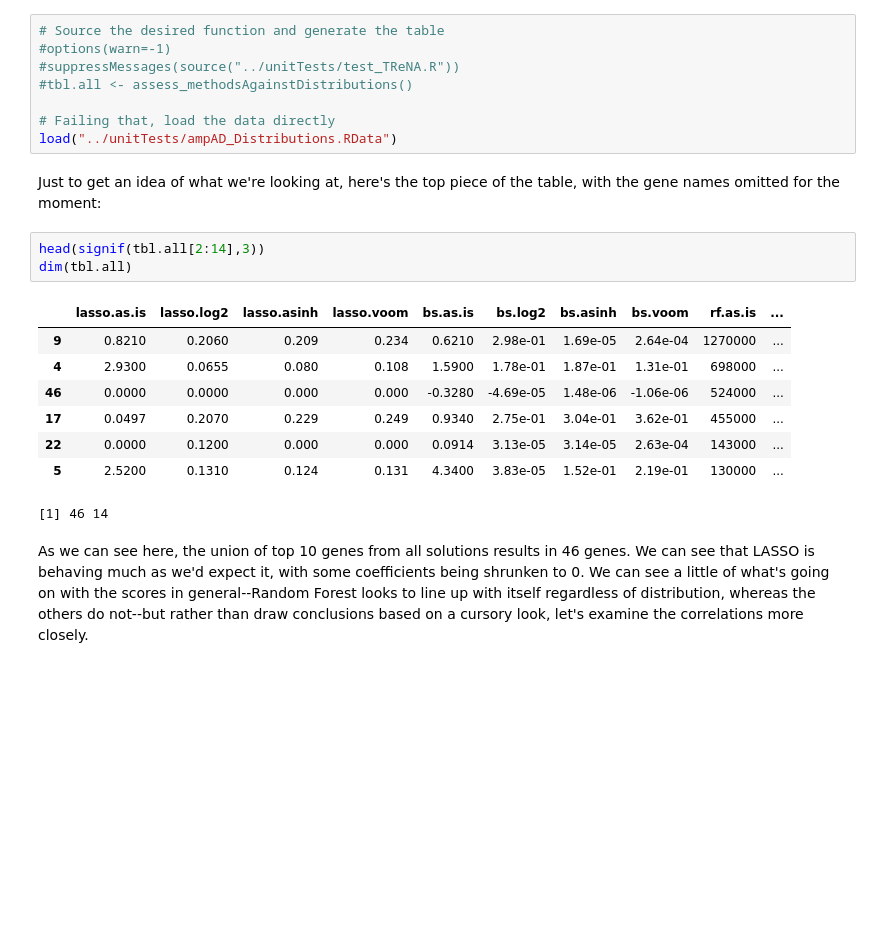
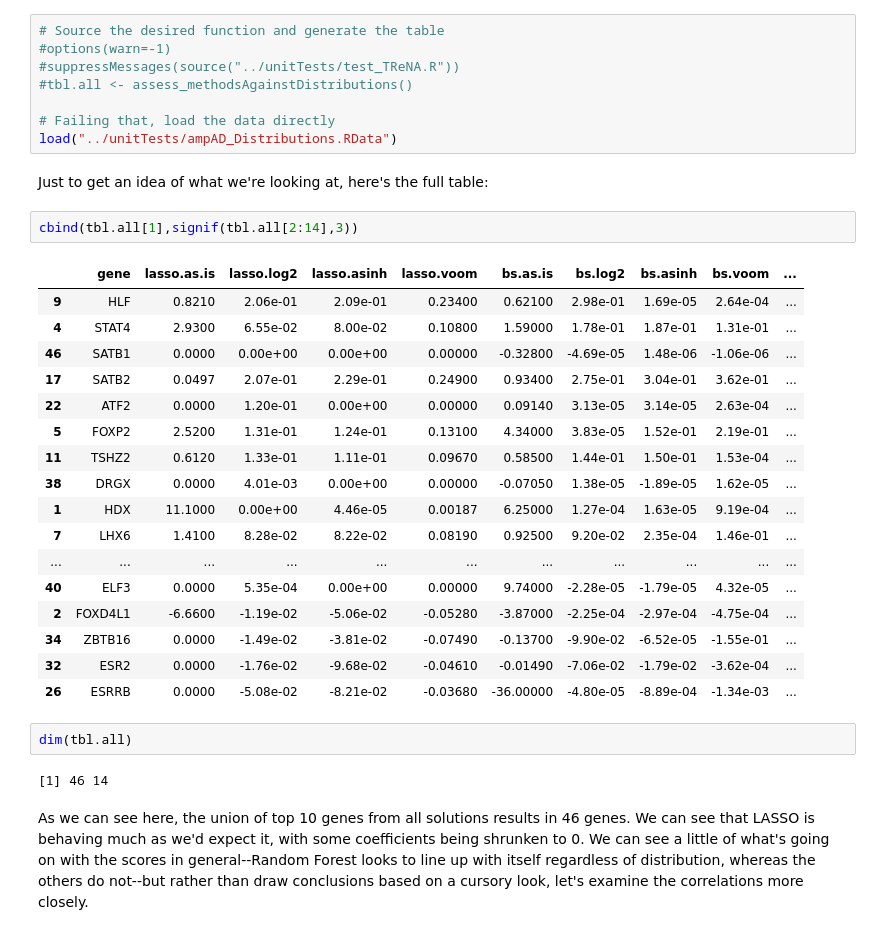
Before and after one commit to PriceLab/TReNA-Legacy, a Jupyter notebook: inst/demos/Assess_Distributions.ipynb, the cells around one changed output. Drawn from its saved outputs; the diff is of its cells as text; blank space fills up the shorter version.

Commit message:
Added gene names to Assess_Distributions table

```diff
--- a/inst/demos/Assess_Distributions.ipynb
+++ b/inst/demos/Assess_Distributions.ipynb
@@ -76,19 +76,31 @@ Let's do that and produce our table.
 # Failing that, load the data directly
 load("../unitTests/ampAD_Distributions.RData")
 # %% [markdown]
-Just to get an idea of what we're looking at, here's the top piece of the table, with the gene names omitted for the moment:
+Just to get an idea of what we're looking at, here's the full table:
 # %%
-head(signif(tbl.all[2:14],3))
-dim(tbl.all)
+cbind(tbl.all[1],signif(tbl.all[2:14],3))
 # %% [output]
-|  | lasso.as.is | lasso.log2 | lasso.asinh | lasso.voom | bs.as.is | bs.log2 | bs.asinh | bs.voom | rf.as.is | ... |
-| 9 | 0.8210 | 0.2060 | 0.209 | 0.234 | 0.6210 | 2.98e-01 | 1.69e-05 | 2.64e-04 | 1270000 | ... |
-| 4 | 2.9300 | 0.0655 | 0.080 | 0.108 | 1.5900 | 1.78e-01 | 1.87e-01 | 1.31e-01 | 698000 | ... |
-| 46 | 0.0000 | 0.0000 | 0.000 | 0.000 | -0.3280 | -4.69e-05 | 1.48e-06 | -1.06e-06 | 524000 | ... |
-| 17 | 0.0497 | 0.2070 | 0.229 | 0.249 | 0.9340 | 2.75e-01 | 3.04e-01 | 3.62e-01 | 455000 | ... |
-| 22 | 0.0000 | 0.1200 | 0.000 | 0.000 | 0.0914 | 3.13e-05 | 3.14e-05 | 2.63e-04 | 143000 | ... |
-| 5 | 2.5200 | 0.1310 | 0.124 | 0.131 | 4.3400 | 3.83e-05 | 1.52e-01 | 2.19e-01 | 130000 | ... |
+|  | gene | lasso.as.is | lasso.log2 | lasso.asinh | lasso.voom | bs.as.is | bs.log2 | bs.asinh | bs.voom | ... |
+| 9 | HLF | 0.8210 | 2.06e-01 | 2.09e-01 | 0.23400 | 0.62100 | 2.98e-01 | 1.69e-05 | 2.64e-04 | ... |
+| 4 | STAT4 | 2.9300 | 6.55e-02 | 8.00e-02 | 0.10800 | 1.59000 | 1.78e-01 | 1.87e-01 | 1.31e-01 | ... |
+| 46 | SATB1 | 0.0000 | 0.00e+00 | 0.00e+00 | 0.00000 | -0.32800 | -4.69e-05 | 1.48e-06 | -1.06e-06 | ... |
+| 17 | SATB2 | 0.0497 | 2.07e-01 | 2.29e-01 | 0.24900 | 0.93400 | 2.75e-01 | 3.04e-01 | 3.62e-01 | ... |
+| 22 | ATF2 | 0.0000 | 1.20e-01 | 0.00e+00 | 0.00000 | 0.09140 | 3.13e-05 | 3.14e-05 | 2.63e-04 | ... |
+| 5 | FOXP2 | 2.5200 | 1.31e-01 | 1.24e-01 | 0.13100 | 4.34000 | 3.83e-05 | 1.52e-01 | 2.19e-01 | ... |
+| 11 | TSHZ2 | 0.6120 | 1.33e-01 | 1.11e-01 | 0.09670 | 0.58500 | 1.44e-01 | 1.50e-01 | 1.53e-04 | ... |
+| 38 | DRGX | 0.0000 | 4.01e-03 | 0.00e+00 | 0.00000 | -0.07050 | 1.38e-05 | -1.89e-05 | 1.62e-05 | ... |
+| 1 | HDX | 11.1000 | 0.00e+00 | 4.46e-05 | 0.00187 | 6.25000 | 1.27e-04 | 1.63e-05 | 9.19e-04 | ... |
+| 7 | LHX6 | 1.4100 | 8.28e-02 | 8.22e-02 | 0.08190 | 0.92500 | 9.20e-02 | 2.35e-04 | 1.46e-01 | ... |
+| ... | ... | ... | ... | ... | ... | ... | ... | ... | ... | ... |
+| 40 | ELF3 | 0.0000 | 5.35e-04 | 0.00e+00 | 0.00000 | 9.74000 | -2.28e-05 | -1.79e-05 | 4.32e-05 | ... |
+| 2 | FOXD4L1 | -6.6600 | -1.19e-02 | -5.06e-02 | -0.05280 | -3.87000 | -2.25e-04 | -2.97e-04 | -4.75e-04 | ... |
+| 34 | ZBTB16 | 0.0000 | -1.49e-02 | -3.81e-02 | -0.07490 | -0.13700 | -9.90e-02 | -6.52e-05 | -1.55e-01 | ... |
+| 32 | ESR2 | 0.0000 | -1.76e-02 | -9.68e-02 | -0.04610 | -0.01490 | -7.06e-02 | -1.79e-02 | -3.62e-04 | ... |
+| 26 | ESRRB | 0.0000 | -5.08e-02 | -8.21e-02 | -0.03680 | -36.00000 | -4.80e-05 | -8.89e-04 | -1.34e-03 | ... |
-[1] 46 14
+# %%
+dim(tbl.all)
+# %% [output]
+[1] 46 14
 # %% [markdown]
 As we can see here, the union of top 10 genes from all solutions results in 46 genes. We can see that LASSO is behaving much as we'd expect it, with some coefficients being shrunken to 0. We can see a little of what's going on with the scores in general--Random Forest looks to line up with itself regardless of distribution, whereas the others do not--but rather than draw conclusions based on a cursory look, let's examine the correlations more closely.
 # %% [markdown]
```
Also changed, not shown: 1 other file.
